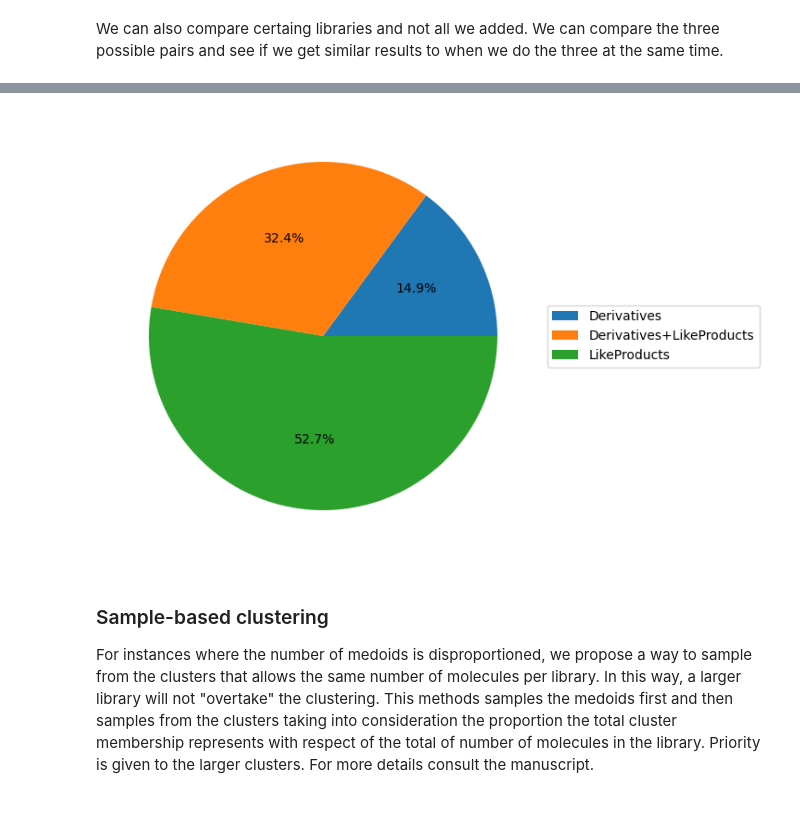
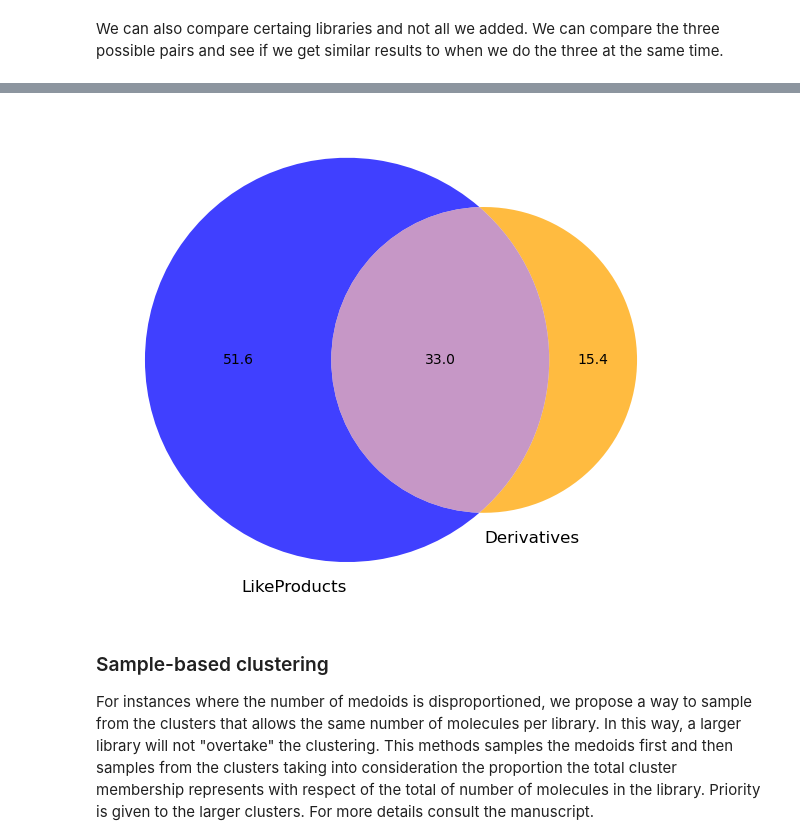
Before and after one commit to mqcomplab/iChem, a Jupyter notebook: scripts/library_compare.ipynb, the cells around one changed output, grey strips where cells are left out. Saved outputs shown, nothing was run; the diff lists cells and outputs as text; code cells hidden in the pictures; blank space fills up the shorter version.

```diff
--- a/scripts/library_compare.ipynb
+++ b/scripts/library_compare.ipynb
@@ -221,9 +221,9 @@ CompLib.pie_chart_composition(lib_names=['Macrocycles','Derivatives'])
 # %%
 CompLib.cluster_libraries(methodology='medoids',
                          lib_names=['LikeProducts','Derivatives'])
-CompLib.pie_chart_composition(lib_names=['LikeProducts','Derivatives'])
+CompLib.venn_diagram_composition(lib_names=['LikeProducts','Derivatives'])
 # %% [output]
-[figure, old version]
+[figure, new version]
 # %% [markdown]
 ### Sample-based clustering
 
```
Also changed, not shown: parts of 9 cells of this notebook, 17 other files.
